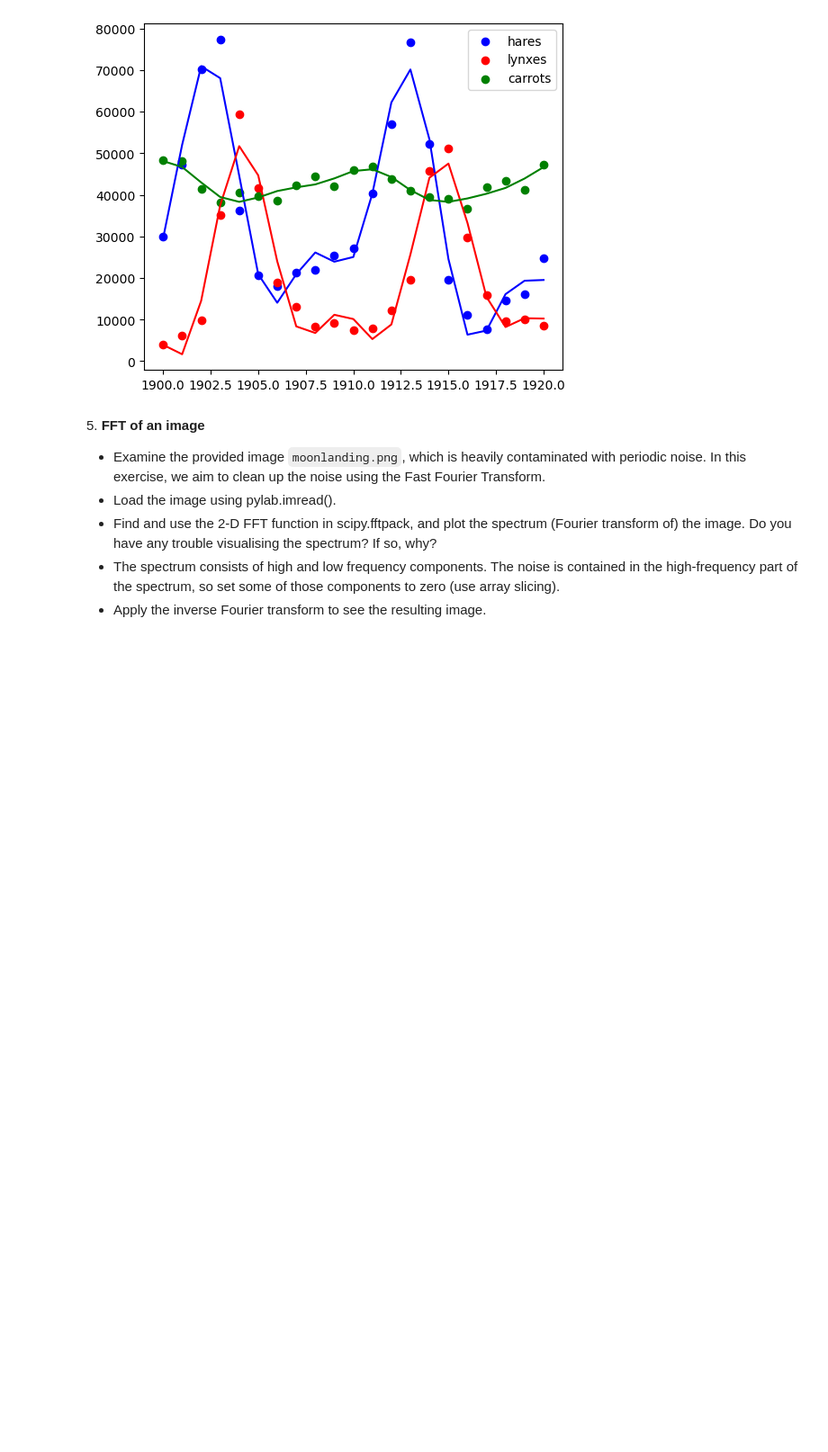
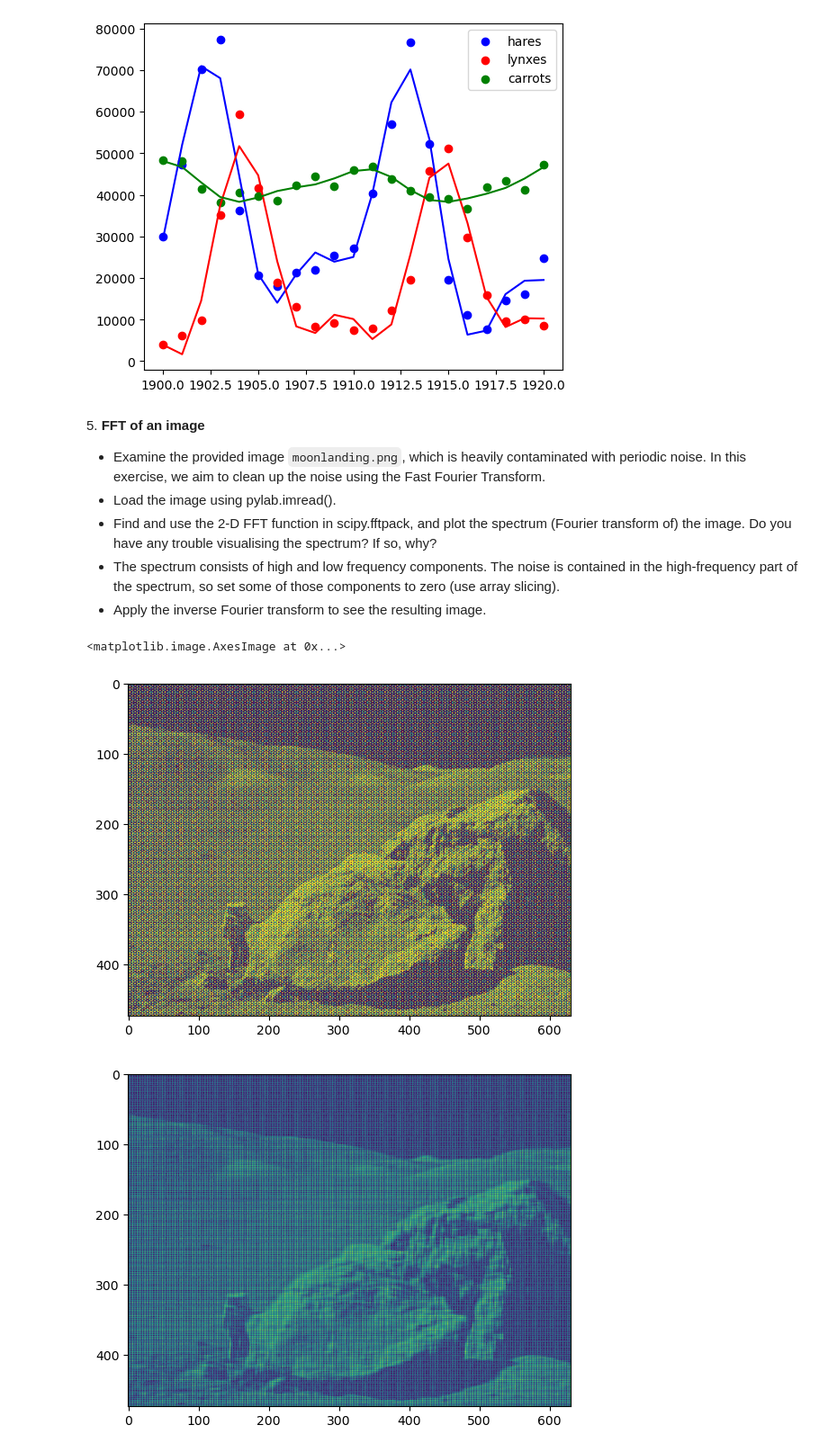
Before and after one commit to andrealorenzetto/LaboratoryOfComputationalPhysics_Y8, a Jupyter notebook: 09ex_Algorithms.ipynb, the cells around one changed output. Shown at 90% size. Saved outputs shown, nothing was run; the diff lists cells and outputs as text; code cells hidden in the pictures; blank space fills up the shorter version.

```diff
--- a/09ex_Algorithms.ipynb
+++ b/09ex_Algorithms.ipynb
@@ -168,3 +168,35 @@ plt.legend()
 * Find and use the 2-D FFT function in scipy.fftpack, and plot the spectrum (Fourier transform of) the image. Do you have any trouble visualising the spectrum? If so, why?
 * The spectrum consists of high and low frequency components. The noise is contained in the high-frequency part of the spectrum, so set some of those components to zero (use array slicing).
 * Apply the inverse Fourier transform to see the resulting image.
+# %%
+import pylab
+from mpl_toolkits.mplot3d import Axes3D
+
+image = pylab.imread('moonlanding.png')
+mean = image.mean()
+image = image - np.full(image.shape, mean)
+image_fft = fft.fft2(image)
+#plt.imshow(np.log1p(np.abs(image_fft)))
+
+fx = fft.fftfreq(image.shape[0], d=1)
+fy = fft.fftfreq(image.shape[1], d=1)
+Fx, Fy = np.meshgrid(fx,fy)
+Fx, Fy = Fx.T, Fy.T
+# fig = plt.figure()
+# ax = fig.add_subplot(111, projection='3d')
+# ax.plot_surface(Fx, Fy, np.log1p(np.abs(image_fft)), cmap='gray')
+# ax.set_xlabel("fx")
+# ax.set_ylabel("fy")
+mask1 = (np.abs(Fx) > 0.05)
+mask2 = (np.abs(Fy) > 0.05)
+mask = mask1 & mask2
+image_fft[mask] = 0
+filtered_image = fft.ifft2(image_fft) + np.full(image.shape, mean)
+plt.figure()
+plt.imshow(image)
+plt.figure()
+plt.imshow(np.abs(filtered_image))
+# %% [output]
+<matplotlib.image.AxesImage at 0x...>
+[figure, added]
+[figure, added]
```
Also changed, not shown: 1 other file.
